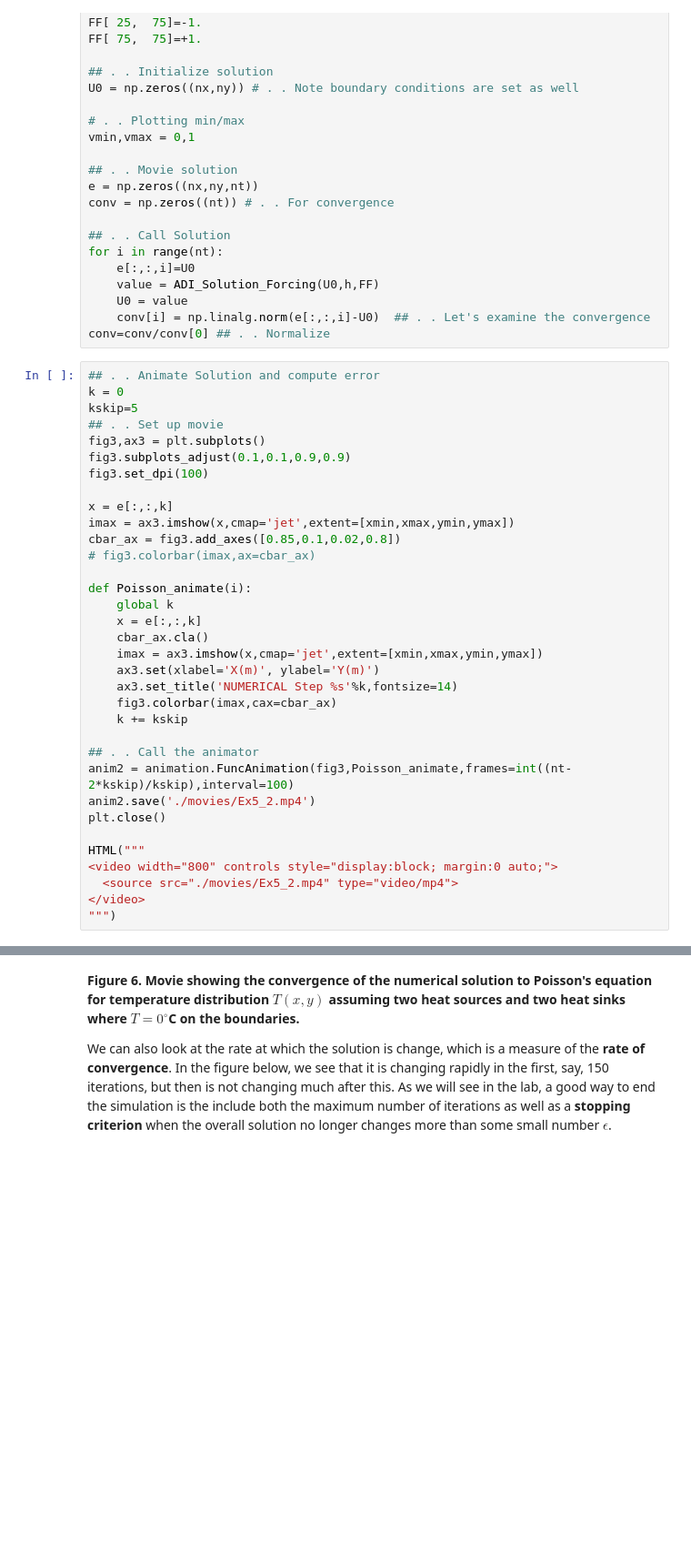
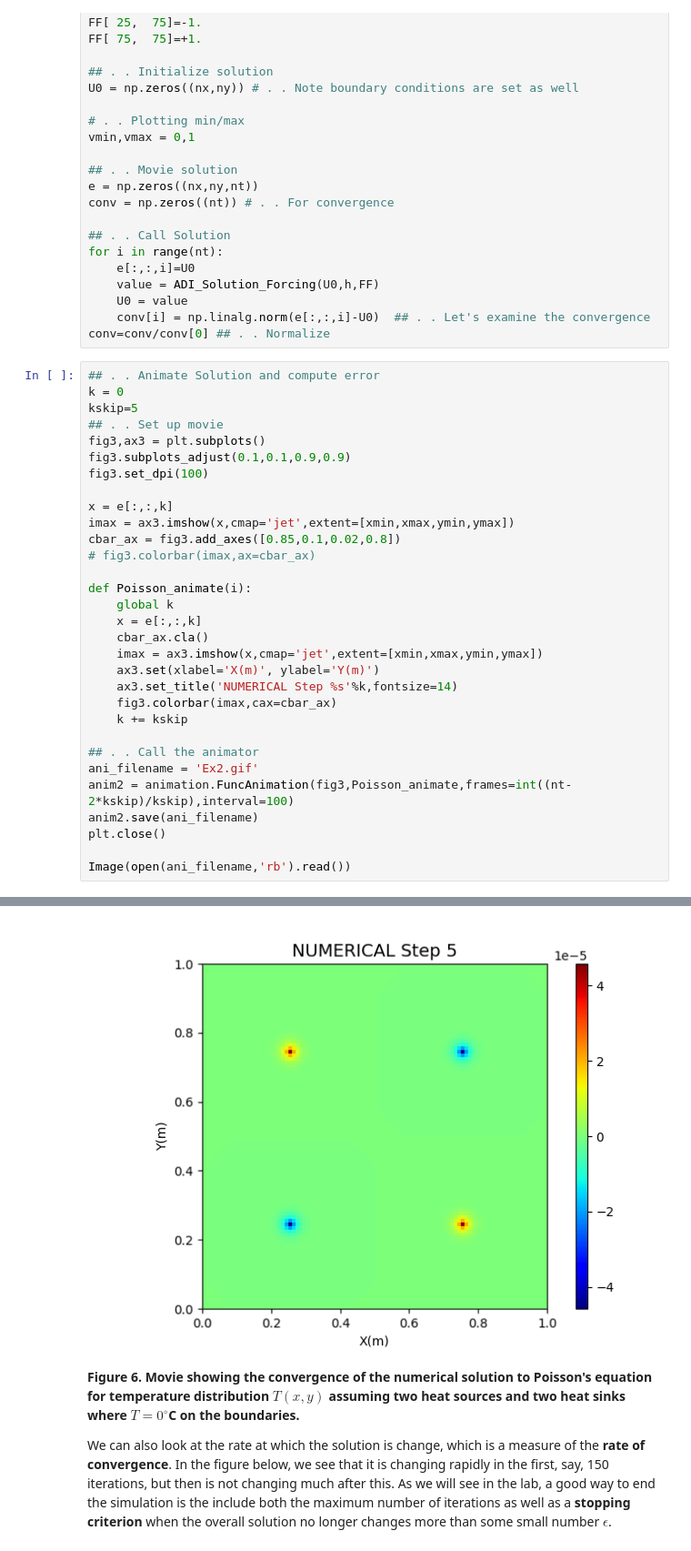
Before and after one commit to jinwar/GeophysicsComputingColab, a Jupyter notebook: 04_Elliptical_PDEs.ipynb, the cells around one changed output, grey strips where cells are left out. Shown at 91% size. Saved outputs shown, nothing was run; the diff lists cells and outputs as text; blank space fills up the shorter version.

```diff
--- a/04_Elliptical_PDEs.ipynb
+++ b/04_Elliptical_PDEs.ipynb
@@ -610,13 +616,10 @@ def Poisson_animate(i):
     k += kskip
 
 ## . . Call the animator
+ani_filename = 'Ex2.gif'
 anim2 = animation.FuncAnimation(fig3,Poisson_animate,frames=int((nt-2*kskip)/kskip),interval=100)
-anim2.save('./movies/Ex5_2.mp4')
+anim2.save(ani_filename)
 plt.close()
 
-HTML("""
-<video width="800" controls style="display:block; margin:0 auto;">
-  <source src="./movies/Ex5_2.mp4" type="video/mp4">
-</video>
-""")
+Image(open(ani_filename,'rb').read())
 # %% [output]
@@ -624,3 +626,4 @@ HTML("""
+[figure, added]
 # %% [markdown]
 **Figure 6. Movie showing the convergence of the numerical solution to Poisson's equation for temperature distribution $T(x,y)$ assuming two heat sources and two heat sinks where $T=0^\circ$C on the boundaries.**
 
```
Also changed, not shown: parts of 11 cells of this notebook.
